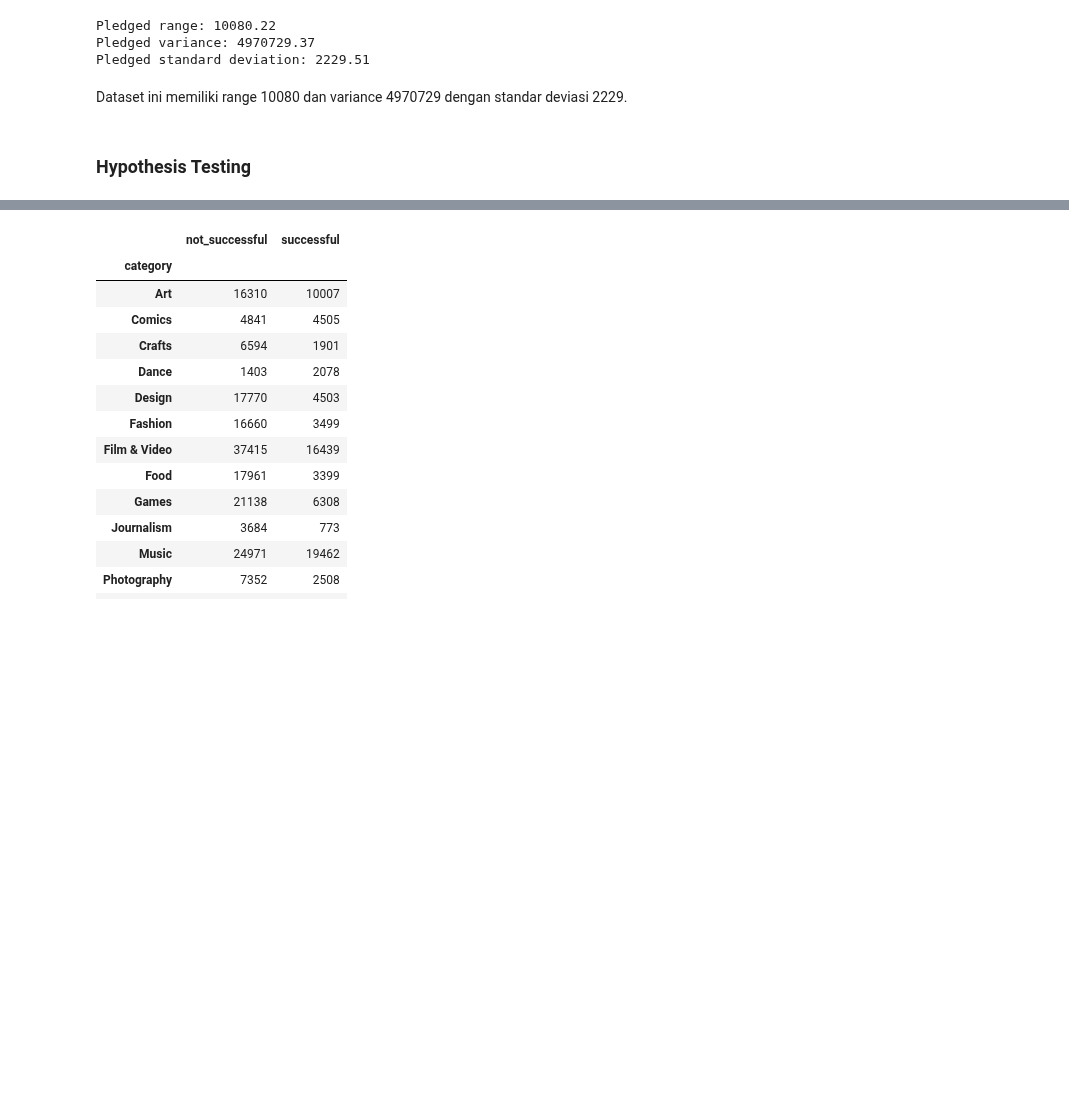
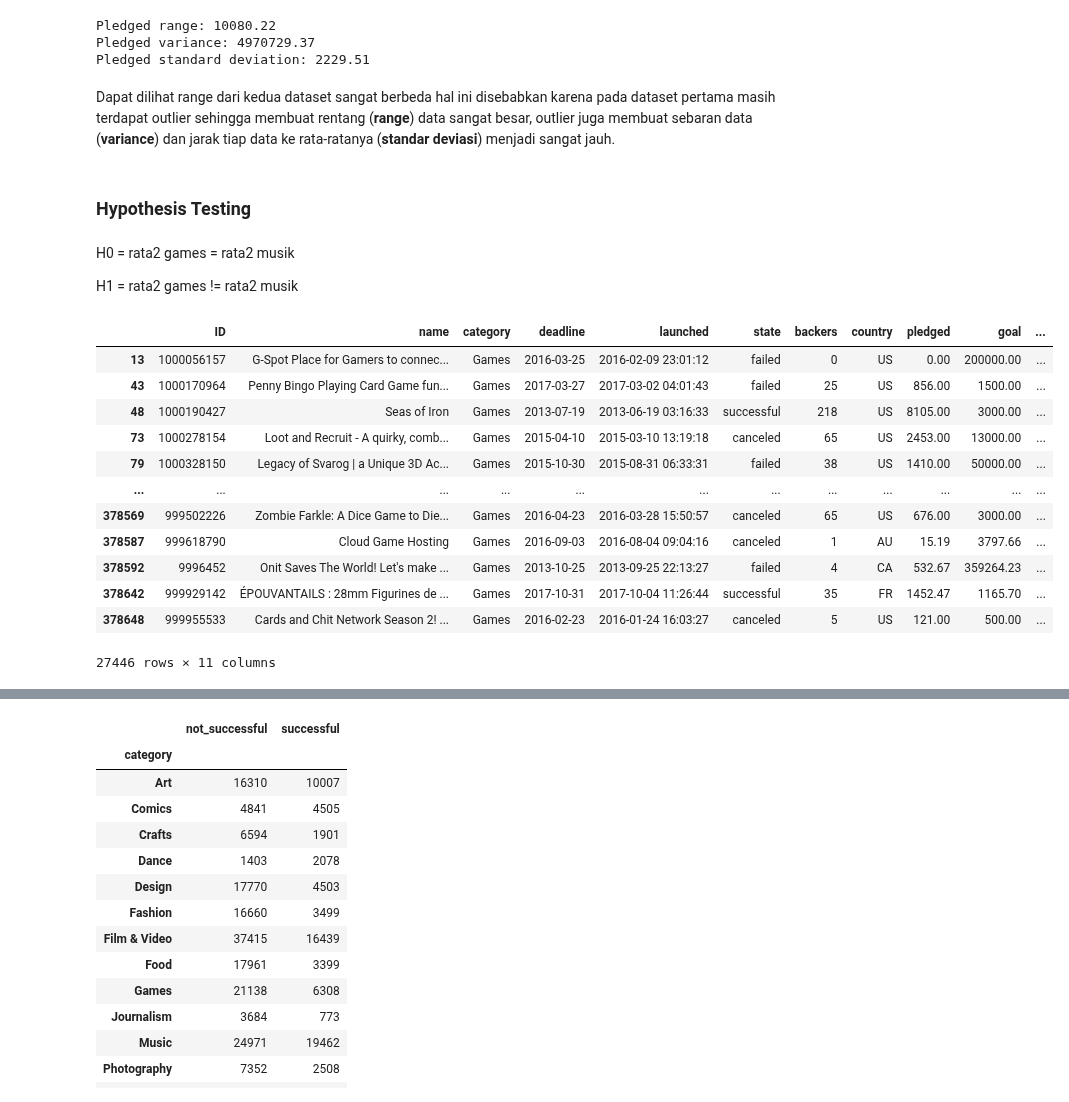
Before and after one commit to Penzragon/h8dsft_P0W3, a Jupyter notebook: script.ipynb, the cells around one changed output, grey strips where cells are left out. Saved outputs shown, nothing was run; the diff lists cells and outputs as text; code cells hidden in the pictures; blank space fills up the shorter version.

```diff
--- a/script.ipynb
+++ b/script.ipynb
@@ -390,7 +402,28 @@ print(f'Pledged standard deviation: {projects_no_outlier.pledged.std():.2f}')
 Pledged range: 10080.22
 Pledged variance: 4970729.37
 Pledged standard deviation: 2229.51
-# %% [markdown]
-Dataset ini memiliki range 10080 dan variance 4970729 dengan standar deviasi 2229.
+# %% [markdown]
+Dapat dilihat range dari kedua dataset sangat berbeda hal ini disebabkan karena pada dataset pertama masih terdapat outlier sehingga membuat rentang (**range**) data sangat besar, outlier juga membuat sebaran data (**variance**) dan jarak tiap data ke rata-ratanya (**standar deviasi**) menjadi sangat jauh.
 # %% [markdown]
 ### Hypothesis Testing
+# %% [markdown]
+H0 = rata2 games = rata2 musik
+
+H1 = rata2 games != rata2 musik
+# %%
+games = projects_no_outlier[projects_no_outlier.category == 'Games']
+games
+# %% [output]
+|  | ID | name | category | deadline | launched | state | backers | country | pledged | goal | ... |
+| 13 | 1000056157 | G-Spot Place for Gamers to connec... | Games | 2016-03-25 | 2016-02-09 23:01:12 | failed | 0 | US | 0.00 | 200000.00 | ... |
+| 43 | 1000170964 | Penny Bingo Playing Card Game fun... | Games | 2017-03-27 | 2017-03-02 04:01:43 | failed | 25 | US | 856.00 | 1500.00 | ... |
+| 48 | 1000190427 | Seas of Iron | Games | 2013-07-19 | 2013-06-19 03:16:33 | successful | 218 | US | 8105.00 | 3000.00 | ... |
+| 73 | 1000278154 | Loot and Recruit - A quirky, comb... | Games | 2015-04-10 | 2015-03-10 13:19:18 | canceled | 65 | US | 2453.00 | 13000.00 | ... |
+| 79 | 1000328150 | Legacy of Svarog | a Unique 3D Ac... | Games | 2015-10-30 | 2015-08-31 06:33:31 | failed | 38 | US | 1410.00 | 50000.00 | ... |
+| ... | ... | ... | ... | ... | ... | ... | ... | ... | ... | ... | ... |
+| 378569 | 999502226 | Zombie Farkle: A Dice Game to Die... | Games | 2016-04-23 | 2016-03-28 15:50:57 | canceled | 65 | US | 676.00 | 3000.00 | ... |
+| 378587 | 999618790 | Cloud Game Hosting | Games | 2016-09-03 | 2016-08-04 09:04:16 | canceled | 1 | AU | 15.19 | 3797.66 | ... |
+| 378592 | 9996452 | Onit Saves The World! Let's make ... | Games | 2013-10-25 | 2013-09-25 22:13:27 | failed | 4 | CA | 532.67 | 359264.23 | ... |
+| 378642 | 999929142 | ÉPOUVANTAILS : 28mm Figurines de ... | Games | 2017-10-31 | 2017-10-04 11:26:44 | successful | 35 | FR | 1452.47 | 1165.70 | ... |
+| 378648 | 999955533 | Cards and Chit Network Season 2! ... | Games | 2016-02-23 | 2016-01-24 16:03:27 | canceled | 5 | US | 121.00 | 500.00 | ... |
+27446 rows × 11 columns
```
Also changed, not shown: parts of 12 cells of this notebook.
